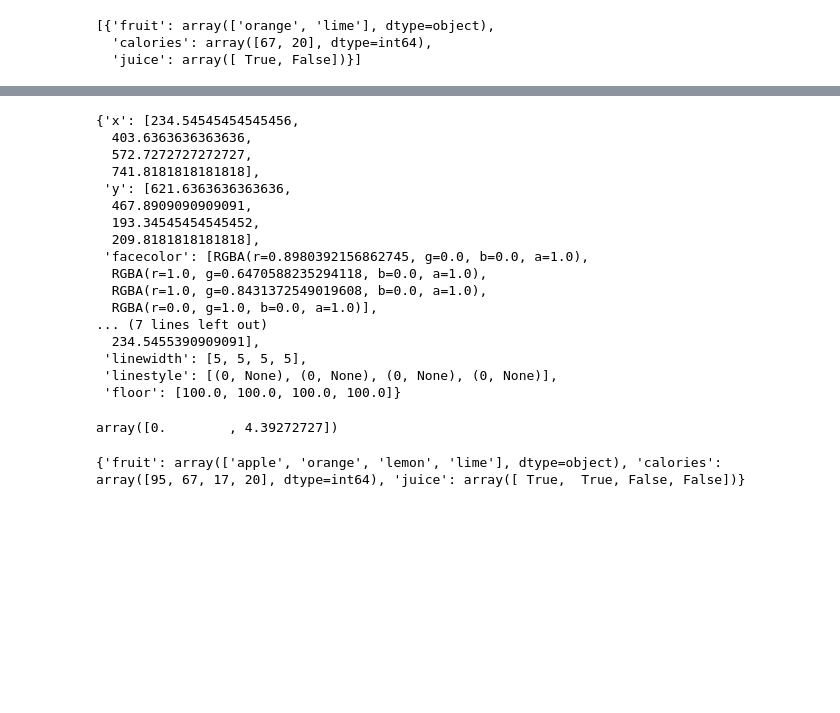
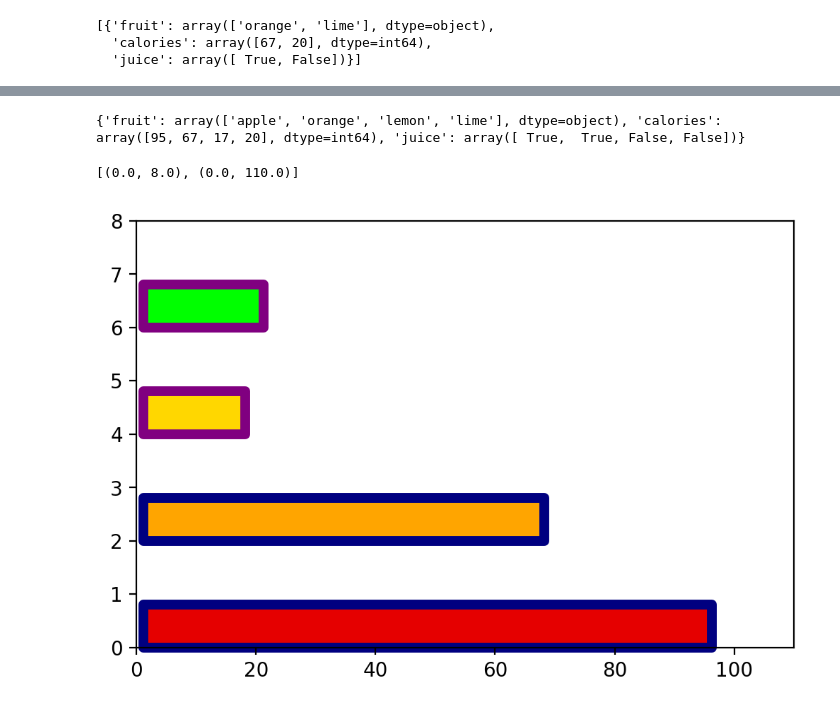
Before and after one commit to story645/team, a Jupyter notebook: matplottoy/test_new_bar.ipynb, the cells around one changed output, grey strips where cells are left out. Cells and saved outputs as stored; diff of their text form; code cells hidden in the pictures; blank space fills up the shorter version.

```diff
--- a/matplottoy/test_new_bar.ipynb
+++ b/matplottoy/test_new_bar.ipynb
@@ -68,7 +68,7 @@ def composite_x_distance_transform(ax, nu):
 
 def composite_y_distance_transform(ax, nu):
      def f(y):
-          return [np.abs(ax.transData.transform((xi, 0))
+          return [np.abs(ax.transData.transform((0, yi))
                     - ax.transData.transform((0,0)))[1] for yi in nu(y)]
      return f
 # %%
@@ -78,18 +78,15 @@ juiceCol = color.Nominal({True: 'navy', False: 'purple'})
 fruitCol = color.Nominal({'apple': 'xkcd:red', 'orange': 'orange',
                          'lemon': 'gold', 'lime': 'lime'})
 # %%
-def make_V(ax, h=False):
-    V = [('length', ('calories',), composite_y_transform(ax, identity), None),
-            ('position', ('fruit',), composite_x_transform(ax, fruitPos), fruitPos.inverse),
-            ('floor', None,  composite_y_transform(ax, constant_value(0)), None),
-            ('width', None,  composite_x_distance_transform(ax, constant_value(.8)), None),
-            ('edgecolor', ('juice',), juiceCol, juiceCol.inverse),
-            ('facecolor', ('fruit',), fruitCol, fruitCol.inverse),
-            ('linewidth', None, constant_value(5), None),
-             ('linestyle', None, constant_value((0, None)), None)]
-    if h:
-        V[0] = ('position', ('calories', ), composite_x_transform(ax, identity), None)
-        V[1] = ('length', ('fruit'), composite_y_transform(ax, fruitPos), fruitPos.inverse)
+def make_V(ax):
+    V = [('length', ('calories',), composite_y_distance_transform(ax, identity), None),
+        ('position', ('fruit',), composite_x_transform(ax, fruitPos), fruitPos.inverse),
+        ('floor', None,  composite_y_transform(ax, constant_value(0)), None),
+        ('width', None,  composite_x_distance_transform(ax, constant_value(.8)), None),
+        ('edgecolor', ('juice',), juiceCol, juiceCol.inverse),
+        ('facecolor', ('fruit',), fruitCol, fruitCol.inverse),
+        ('linewidth', None, constant_value(5), None),
+        ('linestyle', None, constant_value((0, None)), None)]
     return V
 # %%
 fig, ax = plt.subplots()
@@ -109,27 +104,3 @@ KeyError: 'height'
-# %%
-axesArtist.artist.graphic.mu(axesArtist.artist.data.query()[0])
-# %% [output]
-{'x': [234.54545454545456,
-  403.6363636363636,
-  572.7272727272727,
-  741.8181818181818],
- 'y': [621.6363636363636,
-  467.8909090909091,
-  193.34545454545452,
-  209.8181818181818],
- 'facecolor': [RGBA(r=0.8980392156862745, g=0.0, b=0.0, a=1.0),
-  RGBA(r=1.0, g=0.6470588235294118, b=0.0, a=1.0),
-  RGBA(r=1.0, g=0.8431372549019608, b=0.0, a=1.0),
-  RGBA(r=0.0, g=1.0, b=0.0, a=1.0)],
-... (7 lines left out)
-  234.5455390909091],
- 'linewidth': [5, 5, 5, 5],
- 'linestyle': [(0, None), (0, None), (0, None), (0, None)],
- 'floor': [100.0, 100.0, 100.0, 100.0]}
-# %%
-ax.transData.transform((0,.8)) - ax.transData.transform((0,0))
-# %% [output]
-array([0.        , 4.39272727])
 # %%
 import matplotlib.image as mimage
 from matplotlib.backends.backend_agg import RendererAgg
@@ -149,12 +120,26 @@ mimage.imsave('bar2.png', renderer.buffer_rgba(),
               format='png', origin='upper', dpi=100)
 # %% [output]
 {'fruit': array(['apple', 'orange', 'lemon', 'lime'], dtype=object), 'calories': array([95, 67, 17, 20], dtype=int64), 'juice': array([ True,  True, False, False])}
+# %%
+def make_VH(ax):
+    V = [('length', ('calories',), composite_x_distance_transform(ax, identity), None),
+        ('position', ('fruit',), composite_y_transform(ax, fruitPos), fruitPos.inverse),
+        ('floor', None,  composite_y_transform(ax, constant_value(0)), None),
+        ('width', None,  composite_y_distance_transform(ax, constant_value(.8)), None),
+        ('edgecolor', ('juice',), juiceCol, juiceCol.inverse),
+        ('facecolor', ('fruit',), fruitCol, fruitCol.inverse),
+        ('linewidth', None, constant_value(5), None),
+        ('linestyle', None, constant_value((0, None)), None)]
+    return V
 # %%
 fig, ax = plt.subplots()
 dbarh = bar.BarH()
-for (pi, fi, nui, nu_inv) in make_V(ax, h=True):
+for (pi, fi, nui, nu_inv) in make_VH(ax):
   pbarh = dbarh.compose_with_nu(pi, fi, nui)
 Ah = bar.TopologicalArtist(pbarh).compose_with_tau(tau)
 
 ax.add_artist(bar.GenericArtist(Ah))
-ax.set(ylim=(-1,8), xlim=(0, 100))
+ax.set(ylim=(0,8), xlim=(0, 110))
+# %% [output]
+[(0.0, 8.0), (0.0, 110.0)]
+[figure, added]
```
Also changed, not shown: parts of 5 cells of this notebook, 2 other files.
